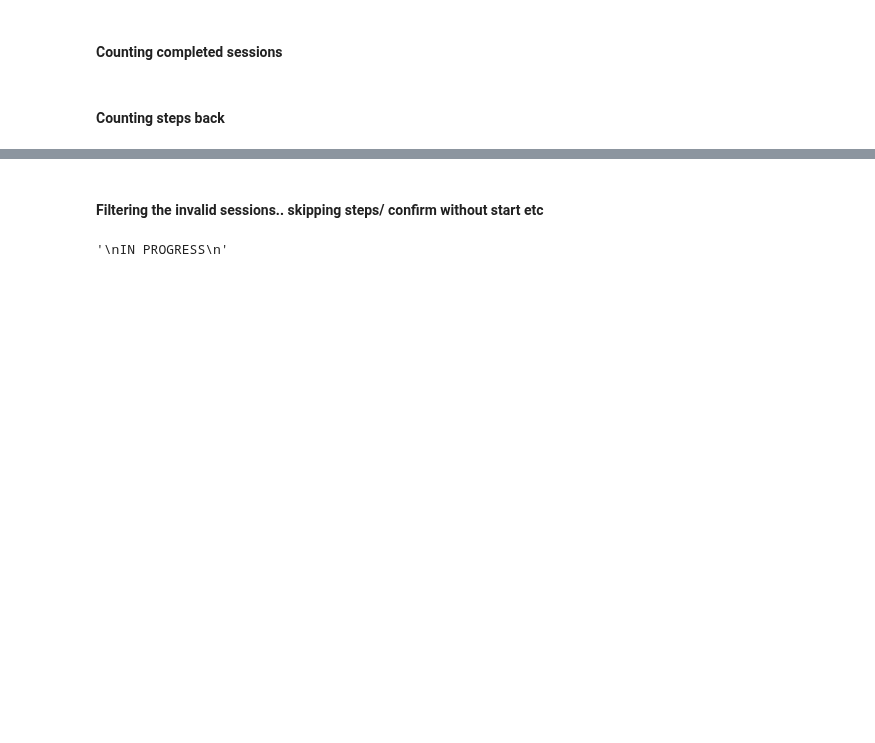
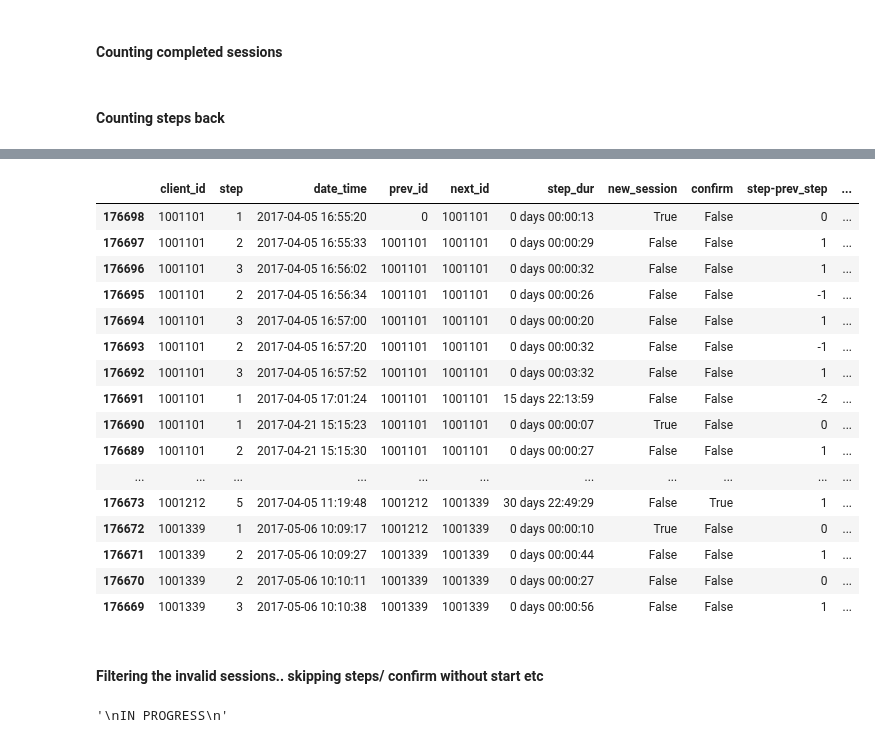
Before and after one commit to dimitsagk/AB_Testing_Analysis, a Jupyter notebook: notebooks/Project_2_02Cleaning+EDA.ipynb, the cells around one changed output, grey strips where cells are left out. Cells and saved outputs as stored; diff of their text form; code cells hidden in the pictures; blank space fills up the shorter version.

Commit message:
Incorporating steps back to function

```diff
--- a/notebooks/Project_2_02Cleaning+EDA.ipynb
+++ b/notebooks/Project_2_02Cleaning+EDA.ipynb
@@ -654,6 +643,20 @@ df_test.drop(columns=(['step','prev_step','next_step','prev_time','next_time',
 # was 'confirm' right after 'confirm'
 # had 'start' but skipped steps
 # was 'confirm' but had no 'start' (skipped 'start')
+# %%
+# Dropping columns that will not be needed further
+
+df_test.drop(columns=(['prev_step','next_step','prev_time','next_time',
+                       'time_diff_prev']), inplace=True)
+df_control.drop(columns=(['prev_step','next_step','prev_time','next_time',
+                       'time_diff_prev']), inplace=True)
 # %%
 # Changing the name for clarity
-df_test = df_test.rename(columns = {'time_diff_next':'step_dur'})
+
+df_test = df_test.rename(columns = {'time_diff_next':'step_dur','subtract_step':'step-prev_step'})
+df_control = df_control.rename(columns = {'time_diff_next':'step_dur','subtract_step':'step-prev_step'})
+
+# Sorting everything to ascending order, to help with following steps
+
+df_test.sort_values(by=['client_id','date_time'], ascending=True, inplace=True)
+df_control.sort_values(by=['client_id','date_time'], ascending=True, inplace=True)
@@ -678,7 +663,9 @@ df_test
 # %%
+# Defining seperate sessions
+
 count = 0  # Initialize count outside the function
 
-def test_(new_session):
+def session_id(new_session):
     global count  # Access the count variable from outside the function
     if new_session == True:
         count += 1
@@ -686,4 +673,4 @@ def test_(new_session):
     else:
         return count
 
-df_test['session_id'] = df_test['new_session'].apply(test_)
+df_test['session_id'] = df_test['new_session'].apply(session_id)
@@ -709,0 +742,2 @@ df_test.head(20)
+# %%
+df_test['valid'] = df_test.groupby('session_id')['step'].apply(step)
@@ -710,3 +746,23 @@ df_test.head(20)
+# %%
+df_test.head(30)
+# %% [output]
+|  | client_id | step | date_time | prev_id | next_id | step_dur | new_session | confirm | step-prev_step | ... |
+| 176698 | 1001101 | 1 | 2017-04-05 16:55:20 | 0 | 1001101 | 0 days 00:00:13 | True | False | 0 | ... |
+| 176697 | 1001101 | 2 | 2017-04-05 16:55:33 | 1001101 | 1001101 | 0 days 00:00:29 | False | False | 1 | ... |
+| 176696 | 1001101 | 3 | 2017-04-05 16:56:02 | 1001101 | 1001101 | 0 days 00:00:32 | False | False | 1 | ... |
+| 176695 | 1001101 | 2 | 2017-04-05 16:56:34 | 1001101 | 1001101 | 0 days 00:00:26 | False | False | -1 | ... |
+| 176694 | 1001101 | 3 | 2017-04-05 16:57:00 | 1001101 | 1001101 | 0 days 00:00:20 | False | False | 1 | ... |
+| 176693 | 1001101 | 2 | 2017-04-05 16:57:20 | 1001101 | 1001101 | 0 days 00:00:32 | False | False | -1 | ... |
+| 176692 | 1001101 | 3 | 2017-04-05 16:57:52 | 1001101 | 1001101 | 0 days 00:03:32 | False | False | 1 | ... |
+| 176691 | 1001101 | 1 | 2017-04-05 17:01:24 | 1001101 | 1001101 | 15 days 22:13:59 | False | False | -2 | ... |
+| 176690 | 1001101 | 1 | 2017-04-21 15:15:23 | 1001101 | 1001101 | 0 days 00:00:07 | True | False | 0 | ... |
+| 176689 | 1001101 | 2 | 2017-04-21 15:15:30 | 1001101 | 1001101 | 0 days 00:00:27 | False | False | 1 | ... |
+| ... | ... | ... | ... | ... | ... | ... | ... | ... | ... | ... |
+| 176673 | 1001212 | 5 | 2017-04-05 11:19:48 | 1001212 | 1001339 | 30 days 22:49:29 | False | True | 1 | ... |
+| 176672 | 1001339 | 1 | 2017-05-06 10:09:17 | 1001212 | 1001339 | 0 days 00:00:10 | True | False | 0 | ... |
+| 176671 | 1001339 | 2 | 2017-05-06 10:09:27 | 1001339 | 1001339 | 0 days 00:00:44 | False | False | 1 | ... |
+| 176670 | 1001339 | 2 | 2017-05-06 10:10:11 | 1001339 | 1001339 | 0 days 00:00:27 | False | False | 0 | ... |
+| 176669 | 1001339 | 3 | 2017-05-06 10:10:38 | 1001339 | 1001339 | 0 days 00:00:56 | False | False | 1 | ... |
 # %% [markdown]
 #### Filtering the invalid sessions.. skipping steps/ confirm without start etc
 # %%
```
Also changed, not shown: parts of 15 cells of this notebook.
